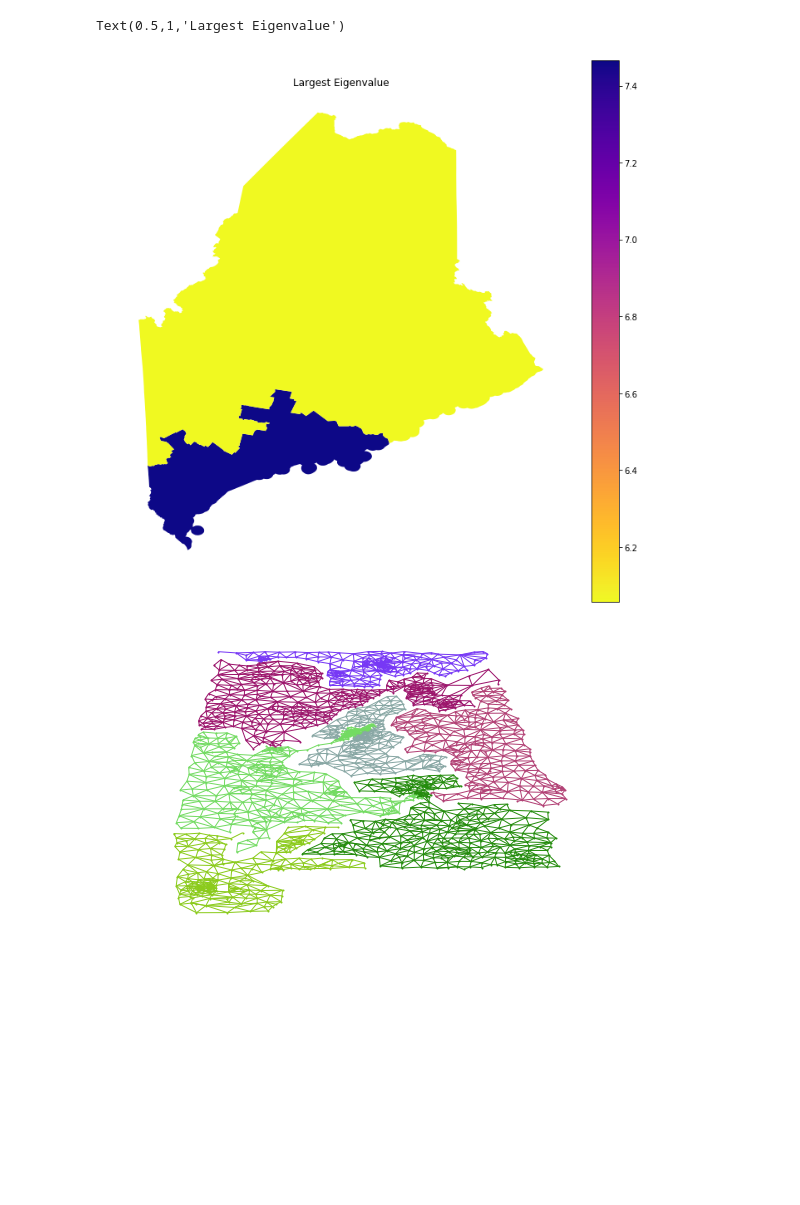
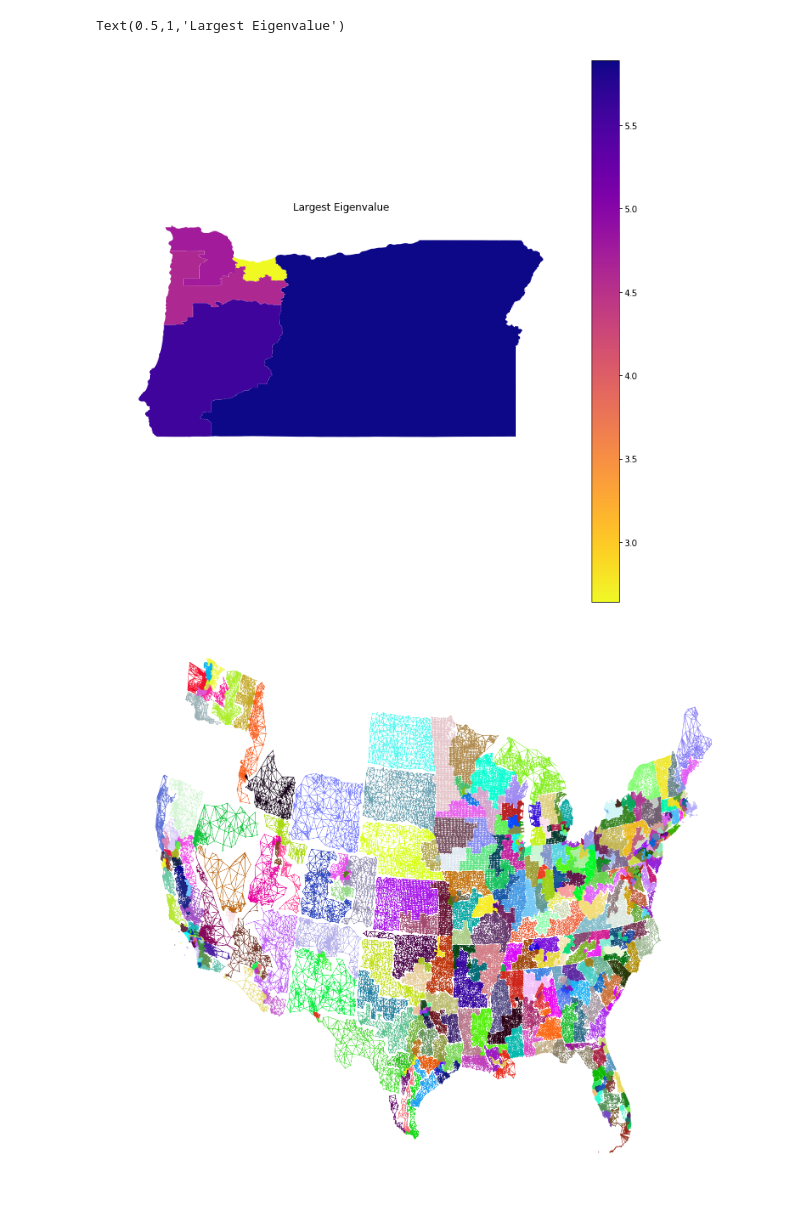
Before and after one commit to zschutzman/redistricting-old, a Jupyter notebook: adjacency_matrix_demo/adjacency_matrix_sample.ipynb, the cells around one changed output. Saved outputs shown, nothing was run; the diff lists cells and outputs as text; code cells hidden in the pictures; blank space fills up the shorter version.

```diff
--- a/adjacency_matrix_demo/adjacency_matrix_sample.ipynb
+++ b/adjacency_matrix_demo/adjacency_matrix_sample.ipynb
@@ -25,11 +25,12 @@ import stateplane
 # my version of the file has a column called 'STATECD'
 # which gives a unique identifier to each district
 df_cd = gpd.read_file('cd_us.shp')
+df_cd.sort_values('STATECD')
 
 # choose a state via FIPS code (string)
 # '42' is the meaning of life, the universe, and Pennsylvania
 # letting state_no = 'all' will do the whole US
-state_no = '01'
+state_no = '41'
 
 # add a dummy column to the DataFrame
 df_cd['new_field'] = -1
@@ -99,7 +100,7 @@ fig.axis('off')
 plt.title('Largest Eigenvalue')
 # %% [output]
 Text(0.5,1,'Largest Eigenvalue')
-[figure, old version]
+[figure, new version]
 # %%
 # similar code will let you make networkx graphs
 # we'll need to read in spatial indices
@@ -107,8 +108,8 @@ Text(0.5,1,'Largest Eigenvalue')
 
 _first=True
 sp = None
-
-state_no='01'
+fig=plt.figure(figsize=(18, 16), dpi= 80, facecolor='w', edgecolor='k')
+state_no='all'
 
 for ind, row in df_cd.iterrows():
 
@@ -116,39 +117,47 @@ for ind, row in df_cd.iterrows():
     fcode = row['STATECD']
     st = row['STATEFP']
     fn = fcode[0:2]+'_'+fcode
-
+    #print(fn)
+    if st == '02' or st == '15' or st == '41' or st=='30':# or st=='44' or st=='21': continue
+        continue
     # if this row is something we need to compute:
     if st == state_no or state_no == 'all':
 
         # read in the corresponding district's adjacency matrix
         # [see README in the adj_mats folder for more info]
         adj = np.loadtxt('adj_mats/'+fn+'_dist.txt',
                          delimiter=',')
 
         # make sure it's an integer matrix, to be safe
         adj = adj.astype(int)
 
         # this time, load it into a networkx graph
         gr = nx.from_numpy_matrix(adj)
 
         # grab (lon,lat) coords from the spatial index
         coords = []
+
         with open('spatial_indexes/'+fn+'_idx.txt', 'r') as sind:
             reader = csv.reader(sind, delimiter=',')
             for row in reader:
                 crd = (float(row[2]),float(row[1]))
+                # reproject to stateplane
+                #if _first: sp = stateplane.identify(crd[0],crd[1])
+                crd = stateplane.from_latlon(crd[0],crd[1], abbr='IA_S')
+                #coords.append((crd[0], crd[1]))
+                #_first = False
+
                 # reproject to utm
-                crd = utm.from_latlon(crd[0],crd[1])
-                coords.append((crd[0], crd[1]))
-
-
+                #crd = utm.from_latlon(crd[0],crd[1],13)[:2]
+                #coords.append((crd[1],crd[0]))
+                coords.append(crd)
         # build a dictionary, because for some reason that's how
         # networkx wants coordinates...
         coord_dict = {}
         for n in gr.nodes:
             coord_dict[n] = coords.pop(0)
         # pick a color, any color
         c = rgb2hex(random.randint(0,255), random.randint(0,255), random.randint(0,255))
         nx.draw(gr, coord_dict, node_size=1, node_color=c, edge_color=c)
 # %% [output]
-[figure, old version]
+[figure, new version]
```
Also changed, not shown: 1 other file.
